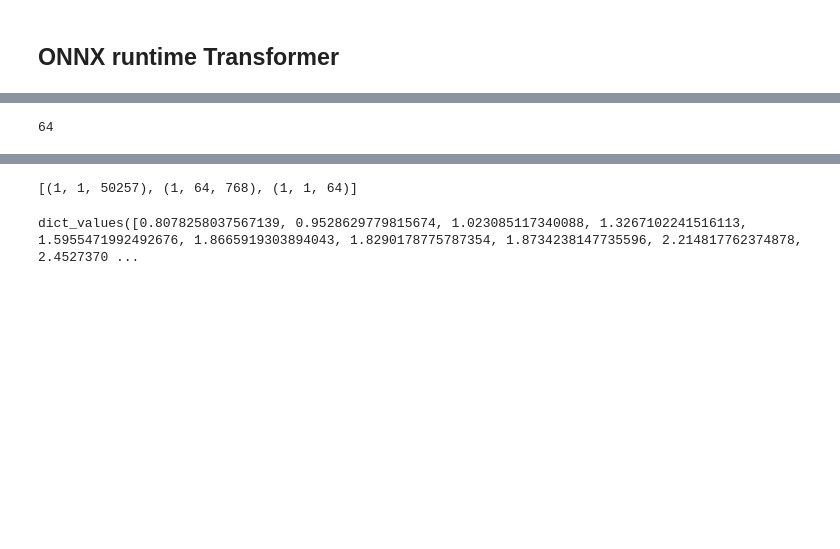
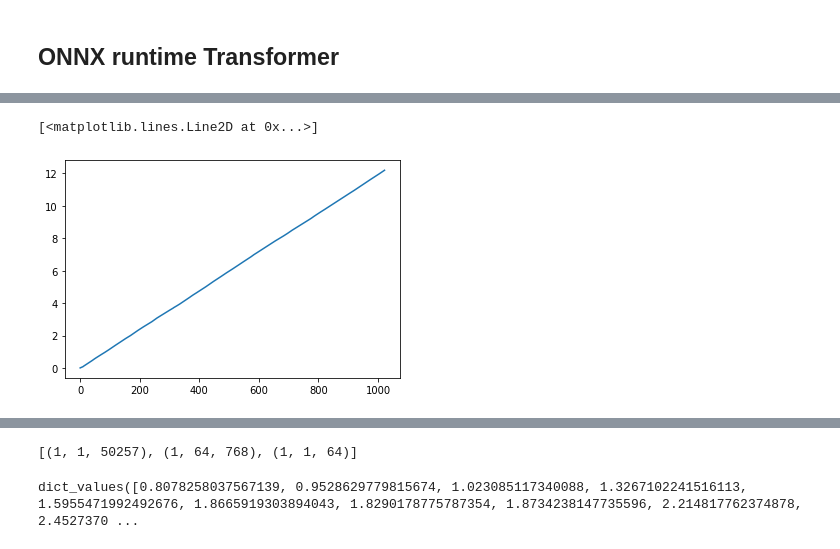
Before and after one commit to yashbonde/RNN-sim, a Jupyter notebook: notebooks/Speed Tests.ipynb, the cells around one changed output, grey strips where cells are left out. Drawn from its saved outputs; the diff is of its cells as text; code cells hidden in the pictures; blank space fills up the shorter version.

```diff
--- a/notebooks/Speed Tests.ipynb
+++ b/notebooks/Speed Tests.ipynb
@@ -92,0 +148,7 @@ dict_values([2.7556939125061035, 3.631237030029297, 5.041850805282593, 6.4753410
+# %%
+sample_inputs = torch.randint(low = 0, high = vocab_size, size = (1, 10))
+time_per_seq_vanilla_gpt_124 = {}
+for _, max_length in zip(trange(len(text_lengths)), text_lengths):
+  st = time()
+  generate(sample_inputs, max_length)
+  time_per_seq_vanilla_gpt_124[max_length] = time() - st
@@ -422,9 +278,0 @@ torch.Size([3, 1, 128]) torch.Size([3, 16, 128]) torch.Size([3, 1, 16])
-# %%
-# let's test with full GPT-2
-
-# vocab_size = 38
-tinyconf = GPT2Config()
-
-model = T2RInfer(tinyconf)
-model = model.eval()
-sum(p.numel() for p in model.parameters())
@@ -454,7 +370,28 @@ GPT2Config {
-# %%
-tinyconf.n_embd // tinyconf.n_head
-# %% [output]
-64
+# %%
+# changing the method a little bit from GPTs, we instead let it generate maximum
+# number of tokens for `n` number of rounds and mean the values for each run
+# making the testing process much faster.
+
+sample_inputs = torch.randint(low = 0, high = vocab_size, size = (1, 10))
+time_per_seq_vanilla_t2r = []
+n_tests = 10
+for _ in trange(n_tests):
+  st = time()
+  this_run_times = vanilla_generation(
+    input_ids = sample_inputs,
+    max_length = 1024,
+  )
+  time_per_seq_vanilla_t2r.append(this_run_times)
+# %%
+vanilla_t2r = np.array(time_per_seq_vanilla_t2r)
+# for each case subtract the start time of that generation i.e. first token
+vanilla_t2r = vanilla_t2r[:, 1:] - vanilla_t2r[:, :1]
+vanilla_t2r = np.mean(vanilla_t2r, 0)
+# %%
+plt.plot(vanilla_t2r)
+# %% [output]
+[<matplotlib.lines.Line2D at 0x...>]
+[figure, added]
 # %%
 # Export the model
 
```
Also changed, not shown: parts of 38 cells of this notebook, 5 other files.
